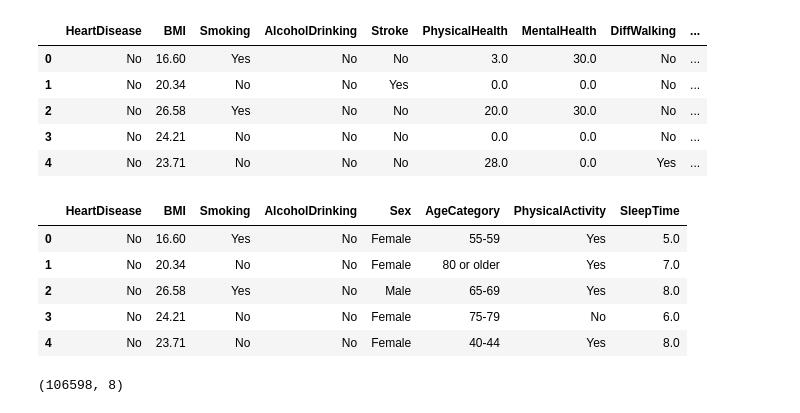
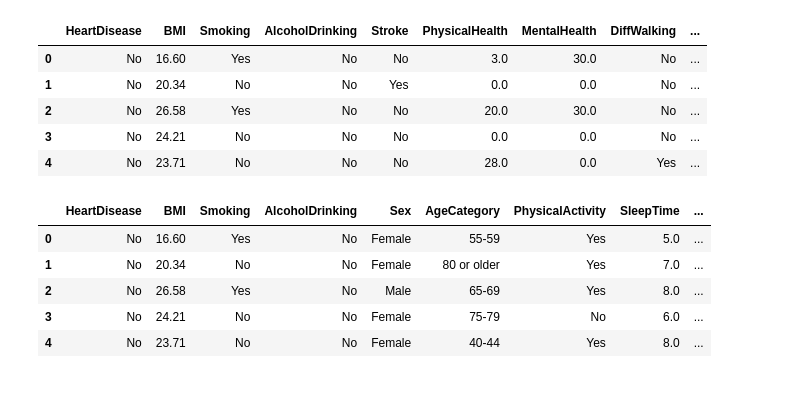
Before and after one commit to YacineSteeve/365_Days_of_Code, a Jupyter notebook: Yacine_B/machine_learning/classification_model.ipynb, the cells around one changed output. Cells and saved outputs as stored; diff of their text form; code cells hidden in the pictures.

```diff
--- a/Yacine_B/machine_learning/classification_model.ipynb
+++ b/Yacine_B/machine_learning/classification_model.ipynb
@@ -19,20 +20,15 @@ dataset.head()
 | 3 | No | 24.21 | No | No | No | 0.0 | 0.0 | No | ... |
 | 4 | No | 23.71 | No | No | No | 28.0 | 0.0 | Yes | ... |
 # %%
-dataset = dataset[["HeartDisease", "BMI", "Smoking", "AlcoholDrinking", "Sex", "AgeCategory", "PhysicalActivity", "SleepTime"]]
+dataset = dataset[["HeartDisease", "BMI", "Smoking", "AlcoholDrinking", "Sex", "AgeCategory", "PhysicalActivity", "SleepTime", "Diabetic", "Asthma"]]
 dataset.head()
 # %% [output]
-|  | HeartDisease | BMI | Smoking | AlcoholDrinking | Sex | AgeCategory | PhysicalActivity | SleepTime |
-| 0 | No | 16.60 | Yes | No | Female | 55-59 | Yes | 5.0 |
-| 1 | No | 20.34 | No | No | Female | 80 or older | Yes | 7.0 |
-| 2 | No | 26.58 | Yes | No | Male | 65-69 | Yes | 8.0 |
-| 3 | No | 24.21 | No | No | Female | 75-79 | No | 6.0 |
-| 4 | No | 23.71 | No | No | Female | 40-44 | Yes | 8.0 |
+|  | HeartDisease | BMI | Smoking | AlcoholDrinking | Sex | AgeCategory | PhysicalActivity | SleepTime | ... |
+| 0 | No | 16.60 | Yes | No | Female | 55-59 | Yes | 5.0 | ... |
+| 1 | No | 20.34 | No | No | Female | 80 or older | Yes | 7.0 | ... |
+| 2 | No | 26.58 | Yes | No | Male | 65-69 | Yes | 8.0 | ... |
+| 3 | No | 24.21 | No | No | Female | 75-79 | No | 6.0 | ... |
+| 4 | No | 23.71 | No | No | Female | 40-44 | Yes | 8.0 | ... |
-# %%
-dataset = dataset.iloc[:dataset.shape[0]//3, :]
-dataset.shape
-# %% [output]
-(106598, 8)
 # %%
 nan_features = [f for f in dataset.columns if dataset[f].dtype == object]
 
```
Also changed, not shown: parts of 11 cells of this notebook.
